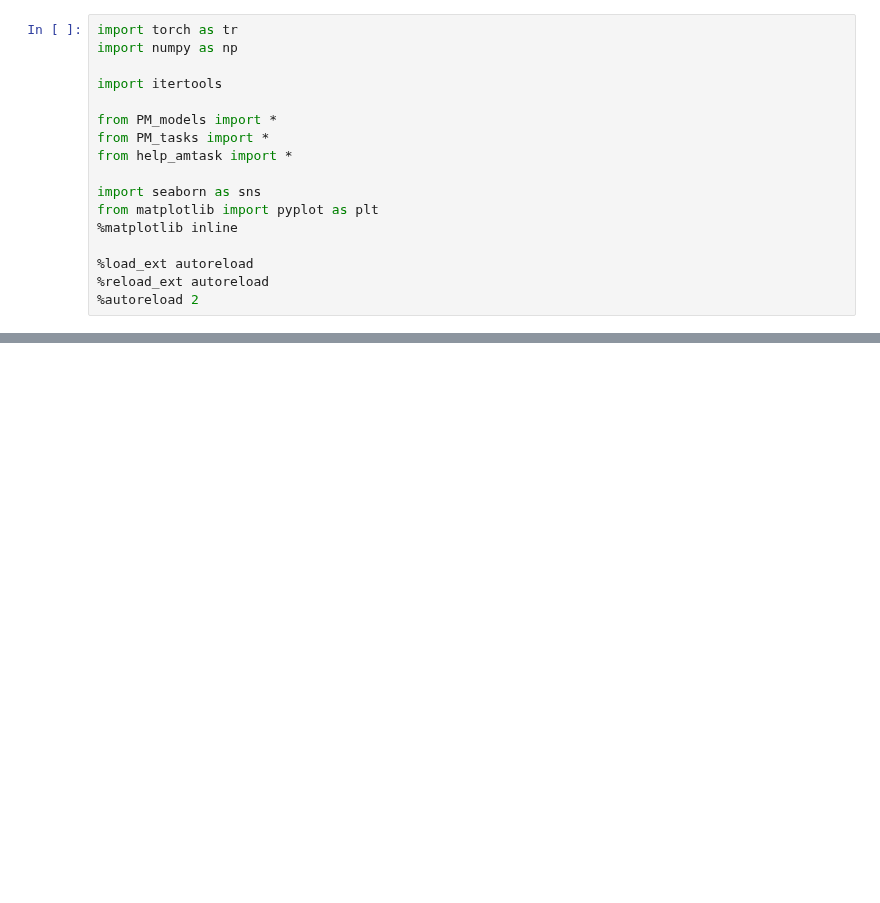
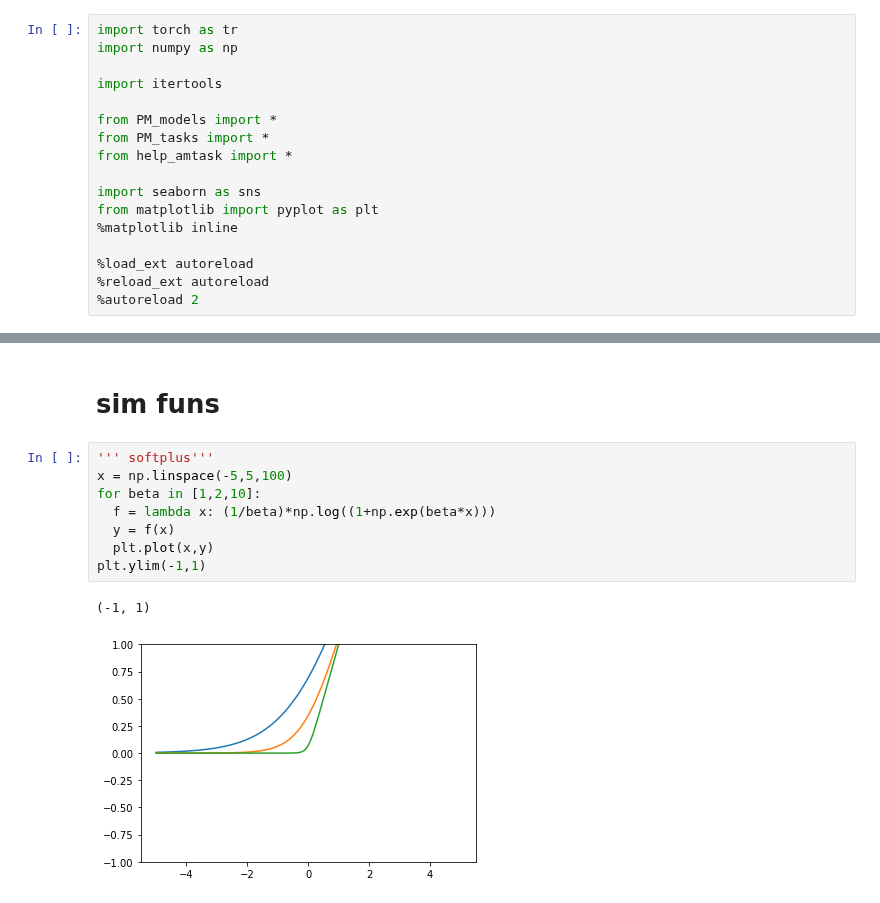
Before and after one commit to andrebeu/PM, a Jupyter notebook: amtask-barcode2.ipynb, the cells around one changed output, grey strips where cells are left out. Cells and saved outputs as stored; diff of their text form; blank space fills up the shorter version.

```diff
--- a/amtask-barcode2.ipynb
+++ b/amtask-barcode2.ipynb
@@ -62,0 +146,13 @@ for tr_trac in trac.T:
+# %% [markdown]
+# sim funs
+# %%
+''' softplus'''
+x = np.linspace(-5,5,100)
+for beta in [1,2,10]:
+  f = lambda x: (1/beta)*np.log((1+np.exp(beta*x)))
+  y = f(x)
+  plt.plot(x,y)
+plt.ylim(-1,1)
+# %% [output]
+(-1, 1)
+[figure, added]
```
Also changed, not shown: parts of 13 cells of this notebook, 13 other files.
